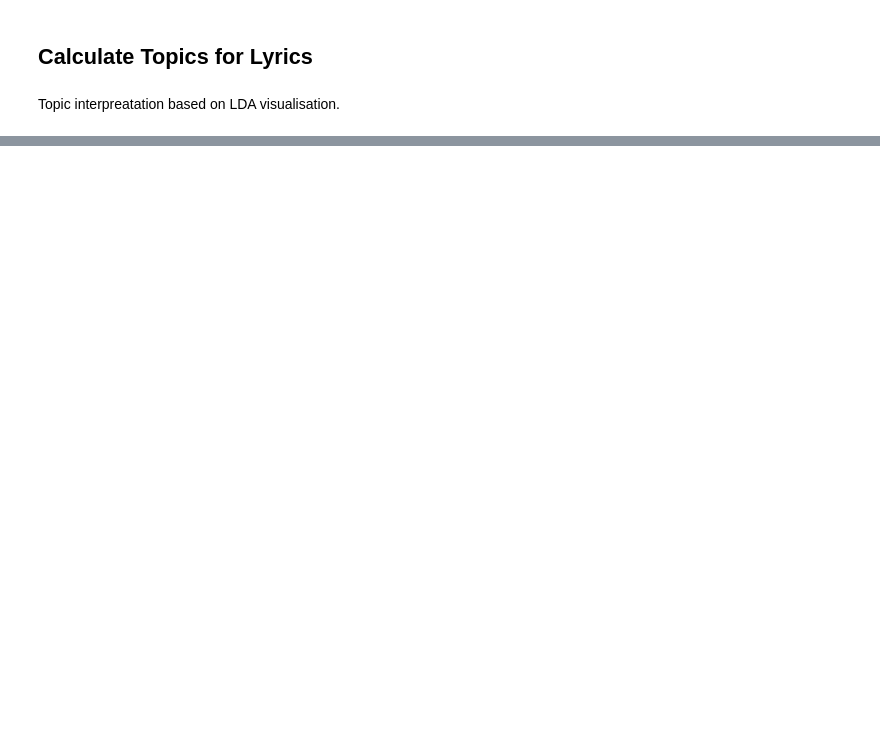
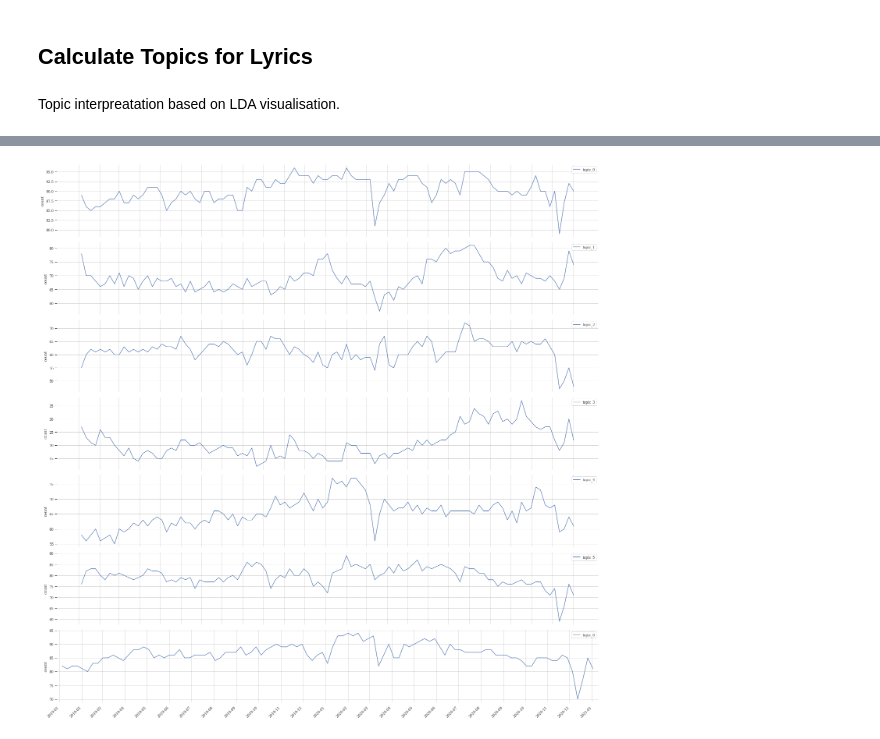
Before and after one commit to FelixSiegfriedRiedel/chart-lyrics-analysis, a Jupyter notebook: src/notebooks/topic_modeling.ipynb, the cells around one changed output, grey strips where cells are left out. Saved outputs shown, nothing was run; the diff lists cells and outputs as text; code cells hidden in the pictures; blank space fills up the shorter version.

Commit message:
finished first working topic model and added visualization

```diff
--- a/src/notebooks/topic_modeling.ipynb
+++ b/src/notebooks/topic_modeling.ipynb
@@ -405,0 +441,5 @@ lyrics_topics.to_excel('../../data/topic_modeling/bb_t100_sentiment.xlsx')
+# %%
+for topic_id in topic_names.keys():
+    lyrics['topic_'+str(topic_id)] = lyrics['topics'].apply(lambda topics: populate_topic_col(topics, topic_id))
+
+lyrics
@@ -405,0 +472,14 @@ lyrics_topics.to_excel('../../data/topic_modeling/bb_t100_sentiment.xlsx')
+# %%
+lyrics['month'] = lyrics['first_appearance'].dt.month
+lyrics['year'] = lyrics['first_appearance'].dt.year
+lyrics['year-month'] = lyrics['first_appearance'].apply(lambda fa : str(fa.year) + '-' + str(fa.month))
+# %%
+merge_cols = ['genius_id', 'lyrics', 'release_date', 'topic_0', 'topic_1', 'topic_2', 'topic_3', 'topic_4', 'topic_5', 'topic_6', 'url', 'lyrics_id']
+bb_t100_topics = bb_t100.merge(lyrics[merge_cols], how='left', left_on='lyrics_id', right_on='lyrics_id',copy=False)
+bb_t100_topics.to_csv('../../data/topic_modeling/bb_t100_topics.csv')
+bb_t100_topics.to_excel('../../data/topic_modeling/bb_t100_topics.xlsx')
+# %%
+lyrics_topics_dt = pd.pivot_table(bb_t100_topics, index='date',
+               values=['topic_0', 'topic_1', 'topic_2', 'topic_3', 'topic_4', 'topic_5', 'topic_6'],
+               aggfunc='sum').reset_index()
+lyrics_topics_dt
@@ -405,0 +500,48 @@ lyrics_topics.to_excel('../../data/topic_modeling/bb_t100_sentiment.xlsx')
+# %%
+
+sns.set_theme(context='paper', font='serif', style='whitegrid')
+sns.set_style({'axes.grid' : False})
+
+fig = plt.figure(figsize=(20,20))
+axes = fig.subplots(7)
+
+ax_index=0
+for topic_col in ['topic_0', 'topic_1', 'topic_2', 'topic_3', 'topic_4', 'topic_5', 'topic_6']:
+    sns.lineplot(data=lyrics_topics_dt, x='date', y=topic_col, label=topic_col, ax=axes[ax_index])
+    ax_index+=1
+
+
+loc = matplotlib.dates.MonthLocator(interval=1)
+for ax in axes:
+    ax.tick_params(axis="y", labelleft=True, labelright=False, left=True, right=False)
+    for k,v in ax.spines.items():
+        v.set_visible(False)
+    ax.xaxis.set_major_locator(loc)
+    ax.xaxis.set_major_formatter(matplotlib.dates.AutoDateFormatter(loc))
+    ax.set_xlabel(xlabel=None)
+    ax.set_ylabel(ylabel='count')
+    ax.grid()
+    plt.gcf().autofmt_xdate()
+
+
+# ax1b.set_ylabel(ylabel=None)
+# ax2b.set_ylabel(ylabel=None)
+# ax2a.set_ylabel(ylabel='# of COVID-19 Deaths', labelpad=35)
+# ax1a.set_ylabel(ylabel='Polarity Score', labelpad=35)
+
+# ax1a.set_ylim(0, 0.2)
+# ax1b.set_ylim(0, 0.2)
+plt.xticks(rotation=45, ha='right')
+
+plt.margins(x=0.01,tight=True)
+
+
+# ax.legend(loc='upper right')
+
+
+plt.tight_layout()
+# plt.savefig('../../data/output/figures/bb_t100_sentiment.eps')
+plt.show()
+plt.close()
+# %% [output]
+[figure, added]
```
Also changed, not shown: parts of 28 cells of this notebook.
